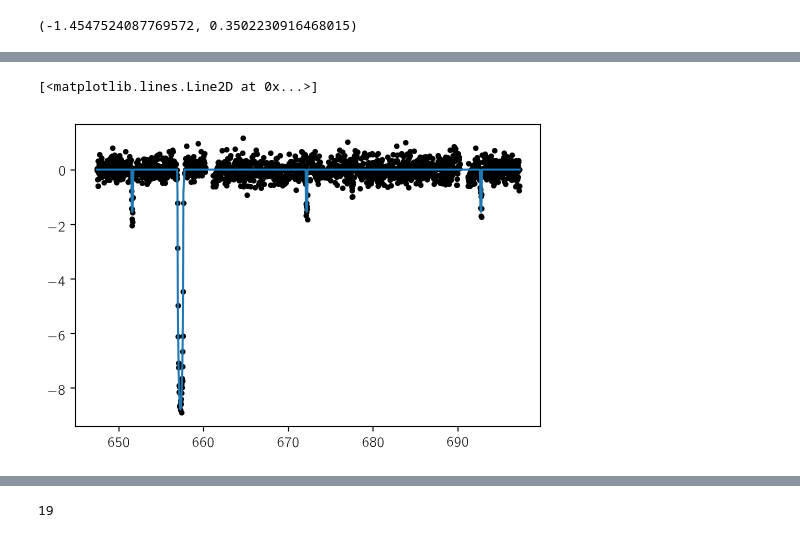
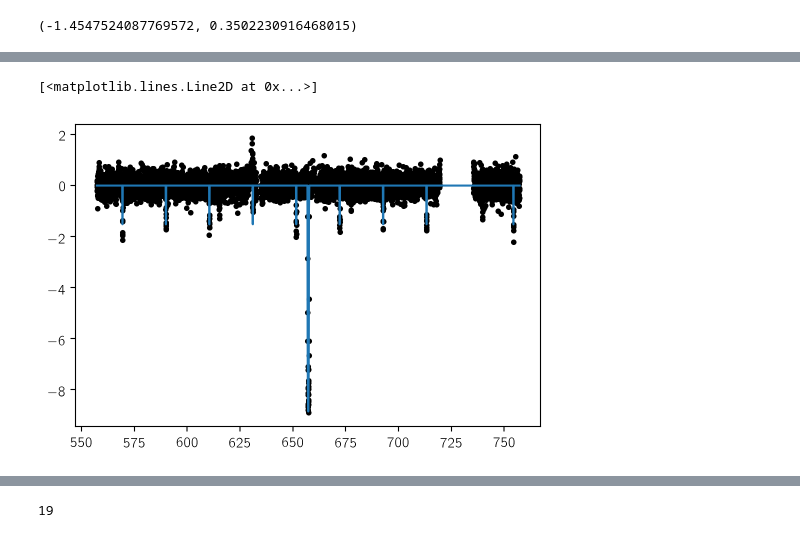
Before and after one commit to exoplanet-dev/exoplanet, a Jupyter notebook: multi.ipynb, the cells around one changed output, grey strips where cells are left out. Saved outputs shown, nothing was run; the diff lists cells and outputs as text; code cells hidden in the pictures.

```diff
--- a/multi.ipynb
+++ b/multi.ipynb
@@ -51,19 +51,21 @@ t = np.ascontiguousarray(np.concatenate(t), dtype=np.float64)
 y = np.ascontiguousarray(np.concatenate(y), dtype=np.float64)
 yerr = np.ascontiguousarray(np.concatenate(yerr), dtype=np.float64)
 quarter = np.ascontiguousarray(np.concatenate(quarter), dtype=int)
-texp = np.ascontiguousarray(np.concatenate(texp), dtype=np.float64)
+texp = np.median(np.concatenate(texp))
 # %%
 kois = star.kois
 spec = np.empty(len(kois),
-                dtype=[("period", float), ("ror", float), ("t0", float)])
+                dtype=[("period", float), ("ror", float), ("t0", float), ("duration", float)])
 for i, koi in enumerate(kois):
     spec["period"][i] = koi.koi_period
     spec["ror"][i] = koi.koi_ror
     spec["t0"][i] = koi.koi_time0bk % koi.koi_period
+    spec["duration"][i] = koi.koi_duration / 24.0
 spec = spec[np.argsort(spec["period"])]
 # %%
 t0 = spec["t0"][-1]
-rng = (t0 - 10 < t) & (t < t0 + 40)
+tau = spec["duration"][-1]
+rng = (t0 - 100 < t) & (t < t0 + 100)
 plt.plot(t[rng], y[rng], "k")
 # %% [output]
 [<matplotlib.lines.Line2D at 0x...>]
@@ -206,9 +278,10 @@ INFO:tensorflow:Optimization terminated with:
 # %%
 plt.plot(t[rng], y[rng], ".k")
-plt.plot(tmid_tensor.eval(), transit_model.eval())
+plt.plot(t_tensor.eval(), transit_model.eval())
+# plt.xlim(650, 670)
 # %% [output]
 [<matplotlib.lines.Line2D at 0x...>]
-[figure, old version]
+[figure, new version]
 # %%
 tf.exp(log_P).eval()
 # %% [output]
```
Also changed, not shown: parts of 20 cells of this notebook, 15 other files.
